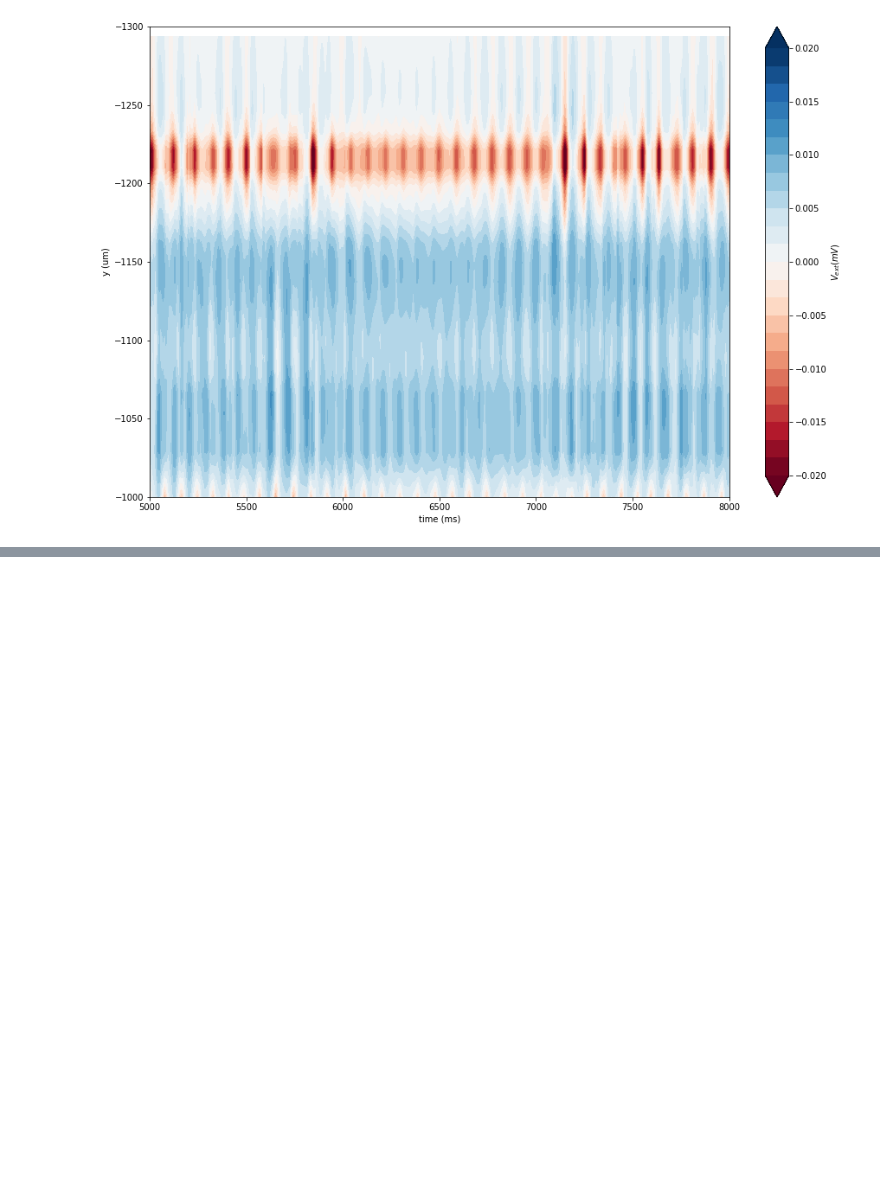
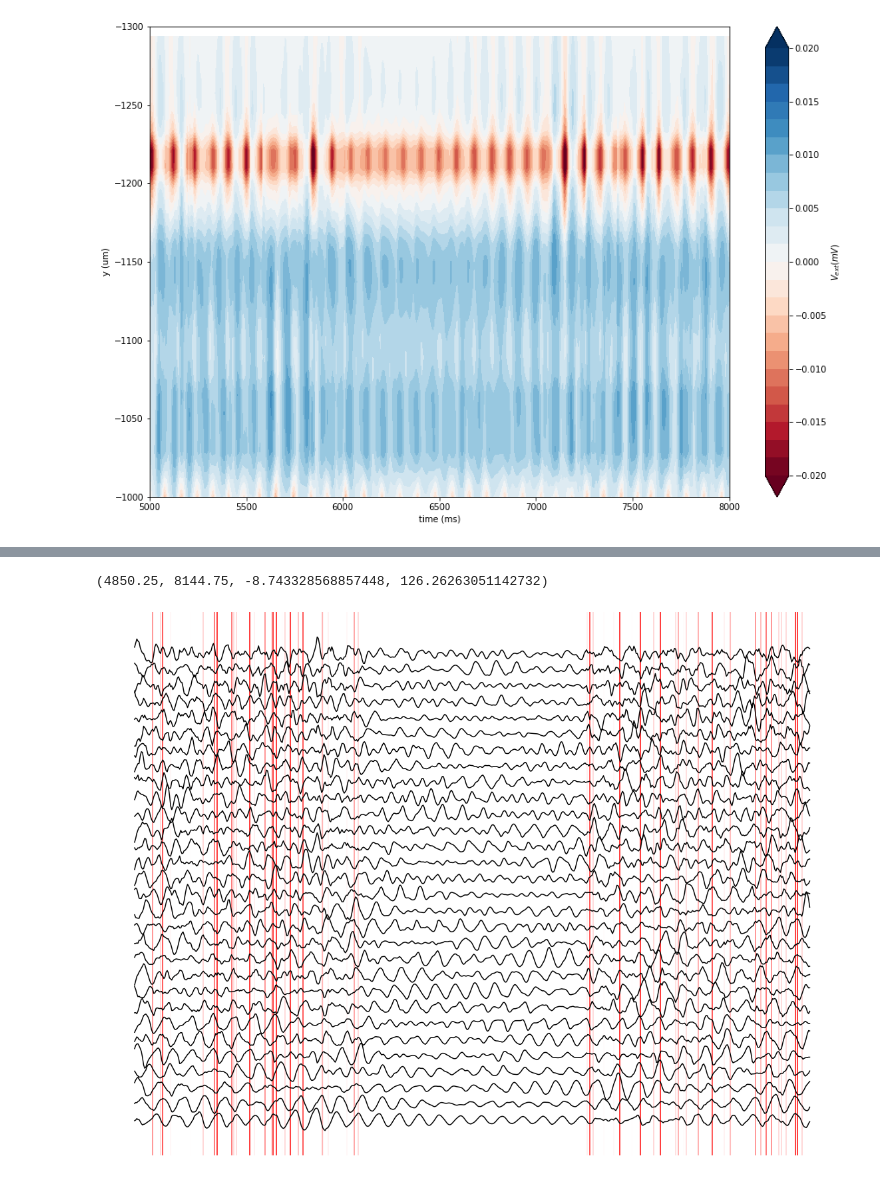
Before and after one commit to llandsmeer/iopublic, a Jupyter notebook: Local field potential v2.ipynb, the cells around one changed output, grey strips where cells are left out. Drawn from its saved outputs; the diff is of its cells as text; code cells hidden in the pictures; blank space fills up the shorter version.

```diff
--- a/Local field potential v2.ipynb
+++ b/Local field potential v2.ipynb
@@ -472,0 +482,9 @@ plt.plot(time, y[:,0], color='black')
+# %%
+plt.figure(figsize=(20, 15))
+[plt.axvline(at, alpha=np.exp(-(z-z0)**2/10), color='red') for at, x, y, z in target if at > 5000];
+for i in range(30):
+    plt.plot(time, y.T[i] + 4*i, color='black');
+plt.axis('off')
+# %% [output]
+(4850.25, 8144.75, -8.743328568857448, 126.26263051142732)
+[figure, added]
```
Also changed, not shown: parts of 23 cells of this notebook.
